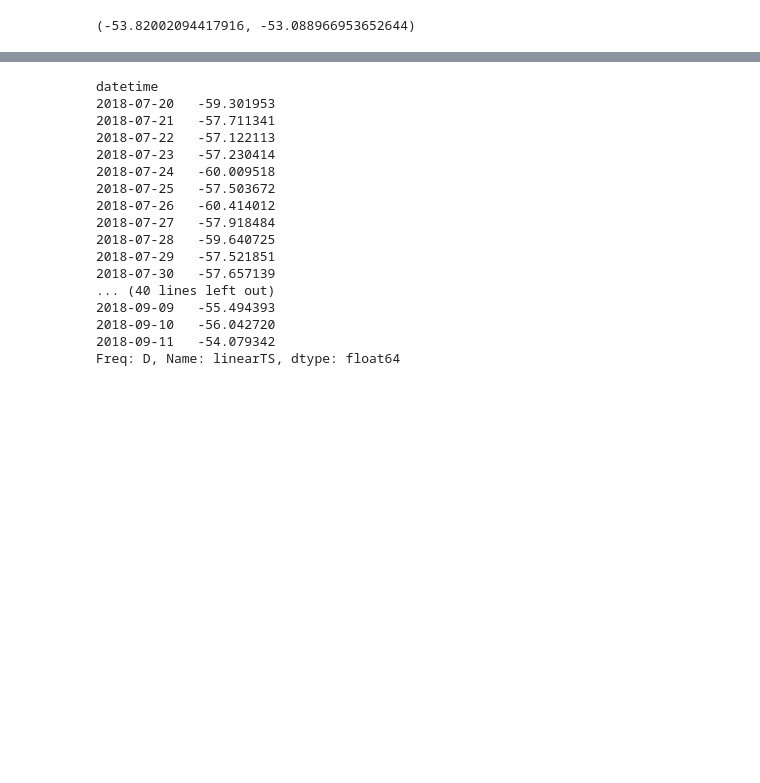
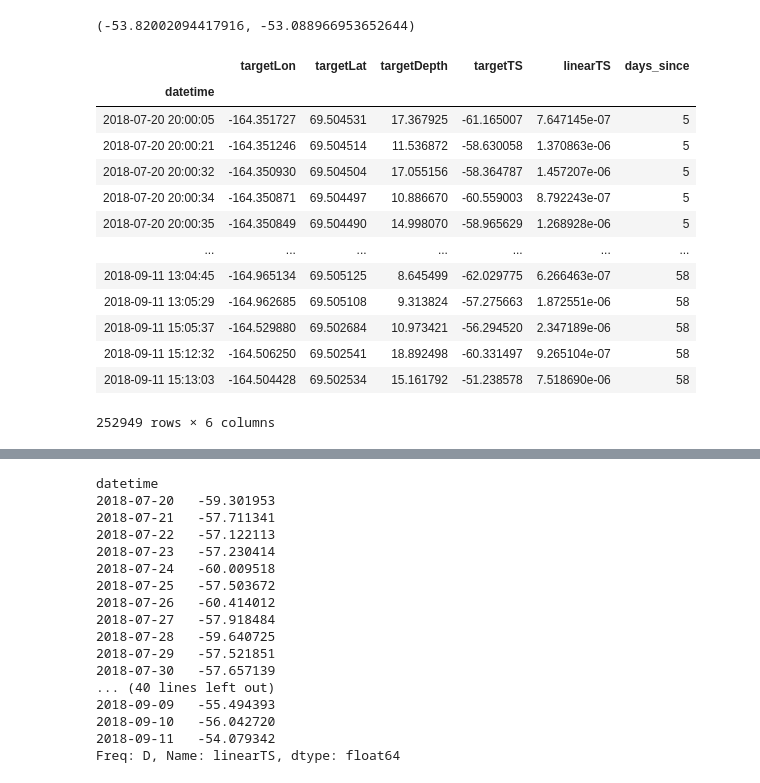
Before and after one commit to leviner/saildrone-2018, a Jupyter notebook: code/acousticData/analysis/4-singleTargetsData.ipynb, the cells around one changed output, grey strips where cells are left out. Drawn from its saved outputs; the diff is of its cells as text; code cells hidden in the pictures; blank space fills up the shorter version.

```diff
--- a/code/acousticData/analysis/4-singleTargetsData.ipynb
+++ b/code/acousticData/analysis/4-singleTargetsData.ipynb
@@ -323,3 +314,20 @@ from scipy import stats
 (-53.82002094417916, -53.088966953652644)
 # %%
 test1 = pd.concat([dfMLS1TS,dfMLS2TS,dfMLS3TS,dfMLS4TS])
+# %%
+test1
+# %% [output]
+|  | targetLon | targetLat | targetDepth | targetTS | linearTS | days_since |
+| datetime |  |  |  |  |  |  |
+| 2018-07-20 20:00:05 | -164.351727 | 69.504531 | 17.367925 | -61.165007 | 7.647145e-07 | 5 |
+| 2018-07-20 20:00:21 | -164.351246 | 69.504514 | 11.536872 | -58.630058 | 1.370863e-06 | 5 |
+| 2018-07-20 20:00:32 | -164.350930 | 69.504504 | 17.055156 | -58.364787 | 1.457207e-06 | 5 |
+| 2018-07-20 20:00:34 | -164.350871 | 69.504497 | 10.886670 | -60.559003 | 8.792243e-07 | 5 |
+| 2018-07-20 20:00:35 | -164.350849 | 69.504490 | 14.998070 | -58.965629 | 1.268928e-06 | 5 |
+| ... | ... | ... | ... | ... | ... | ... |
+| 2018-09-11 13:04:45 | -164.965134 | 69.505125 | 8.645499 | -62.029775 | 6.266463e-07 | 58 |
+| 2018-09-11 13:05:29 | -164.962685 | 69.505108 | 9.313824 | -57.275663 | 1.872551e-06 | 58 |
+| 2018-09-11 15:05:37 | -164.529880 | 69.502684 | 10.973421 | -56.294520 | 2.347189e-06 | 58 |
+| 2018-09-11 15:12:32 | -164.506250 | 69.502541 | 18.892498 | -60.331497 | 9.265104e-07 | 58 |
+| 2018-09-11 15:13:03 | -164.504428 | 69.502534 | 15.161792 | -51.238578 | 7.518690e-06 | 58 |
+252949 rows × 6 columns
```
Also changed, not shown: parts of 7 cells of this notebook.
